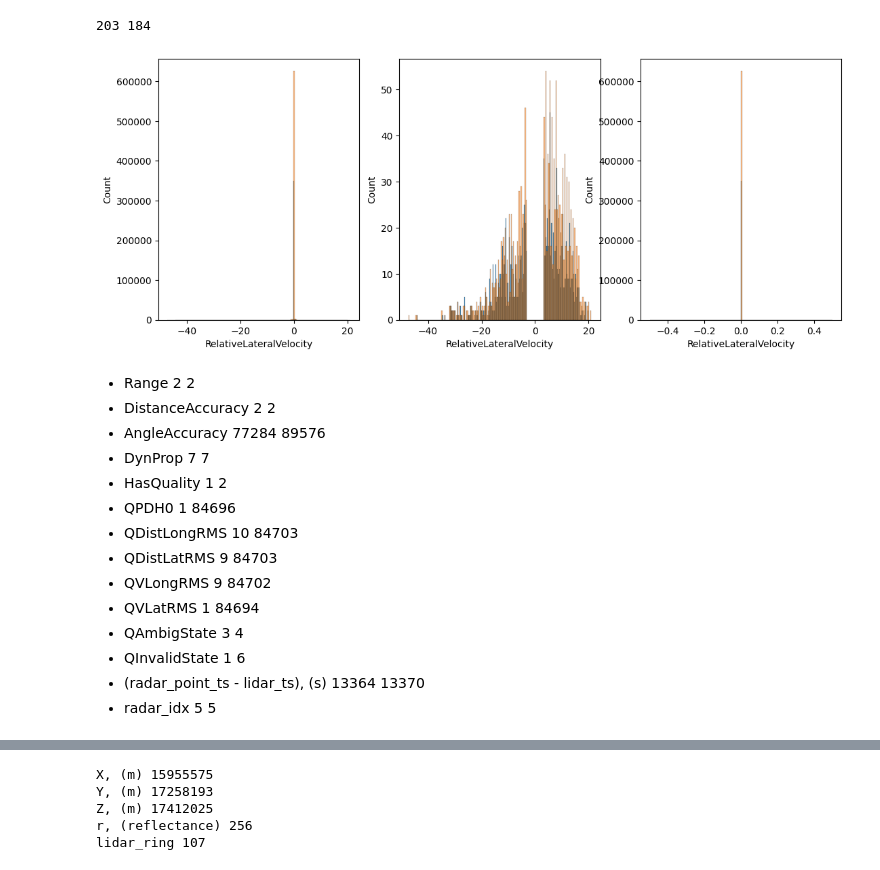
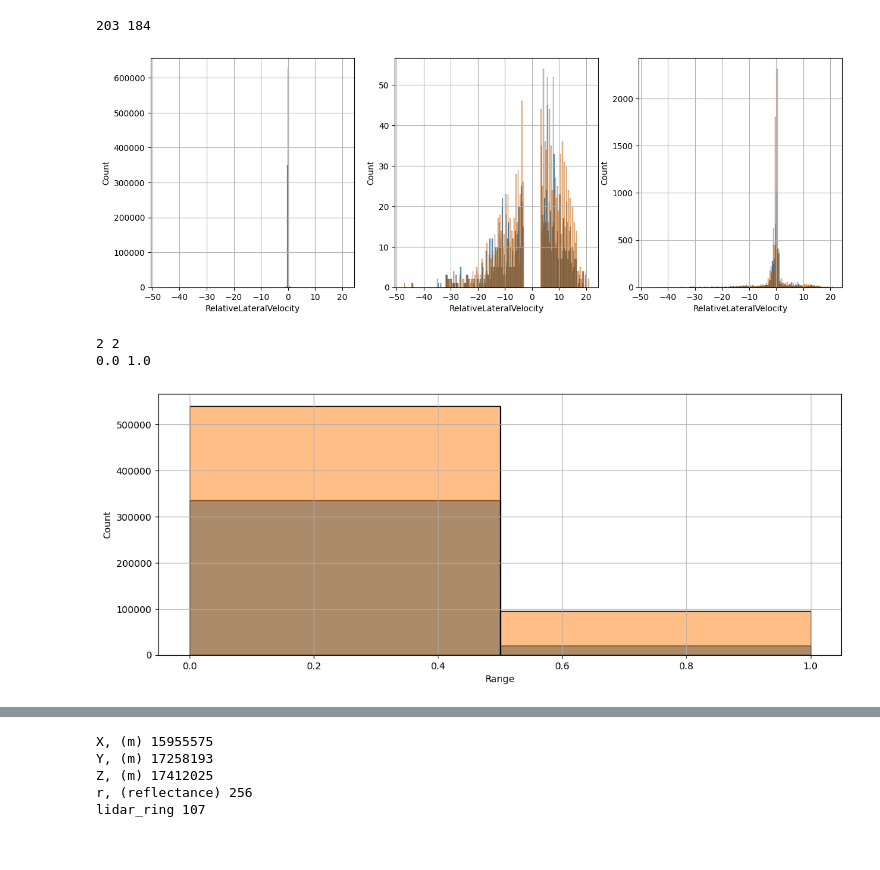
Before and after one commit to ArTiK13/radar_data, a Jupyter notebook: features_gist.ipynb, the cells around one changed output, grey strips where cells are left out. Cells and saved outputs as stored; diff of their text form; code cells hidden in the pictures.

```diff
--- a/features_gist.ipynb
+++ b/features_gist.ipynb
@@ -76,35 +102,35 @@ print(len(keys_cnt[key]), len(clean_keys_cnt[key]))
 # %%
 key = "RelativeLateralVelocity"
-plt.figure(figsize=(13, 5))
+plt.figure(figsize=(15, 5))
 plt.subplot(1, 3, 1)
 sns.histplot(clean_radar_df[key], bins=203)
 sns.histplot(radar_df[key], bins=184, alpha=0.5)
 plt.xlabel(key)
+plt.grid(grid)
 plt.subplot(1, 3, 2)
 sns.histplot(clean_radar_df[np.abs(clean_radar_df[key]) > 3][key], bins=203)
 sns.histplot(radar_df[np.abs(radar_df[key]) > 3][key], bins=184, alpha=0.5)
 plt.xlabel(key)
+plt.grid(grid)
 plt.subplot(1, 3, 3)
-sns.histplot(clean_radar_df[np.abs(clean_radar_df[key]) < 0.1][key], bins=203)
-sns.histplot(radar_df[np.abs(radar_df[key]) < 0.1][key], bins=184, alpha=0.5)
+sns.histplot(clean_radar_df[np.abs(clean_radar_df[key]) > 0][key], bins=203)
+sns.histplot(radar_df[np.abs(radar_df[key]) > 0][key], bins=184, alpha=0.5)
 plt.xlabel(key)
+plt.grid(grid)
 print(len(keys_cnt[key]), len(clean_keys_cnt[key]))
 # %% [output]
 203 184
-[figure, old version]
+[figure, new version]
-# %% [markdown]
-
-- Range 2 2
- - DistanceAccuracy 2 2
- - AngleAccuracy 77284 89576
- - DynProp 7 7
- - HasQuality 1 2
- - QPDH0 1 84696
- - QDistLongRMS 10 84703
- - QDistLatRMS 9 84703
- - QVLongRMS 9 84702
- - QVLatRMS 1 84694
- - QAmbigState 3 4
- - QInvalidState 1 6
- - (radar_point_ts - lidar_ts), (s) 13364 13370
- - radar_idx 5 5
+# %%
+key = "Range"
+plt.figure(figsize=(13, 5))
+sns.histplot(clean_radar_df[key], bins=2)
+sns.histplot(radar_df[key], bins=2, alpha=0.5)
+plt.xlabel(key)
+plt.grid(grid)
+print(len(keys_cnt[key]), len(clean_keys_cnt[key]))
+print(*set(keys_cnt[key]))
+# %% [output]
+2 2
+0.0 1.0
+[figure, added]
```
Also changed, not shown: parts of 20 cells of this notebook.
